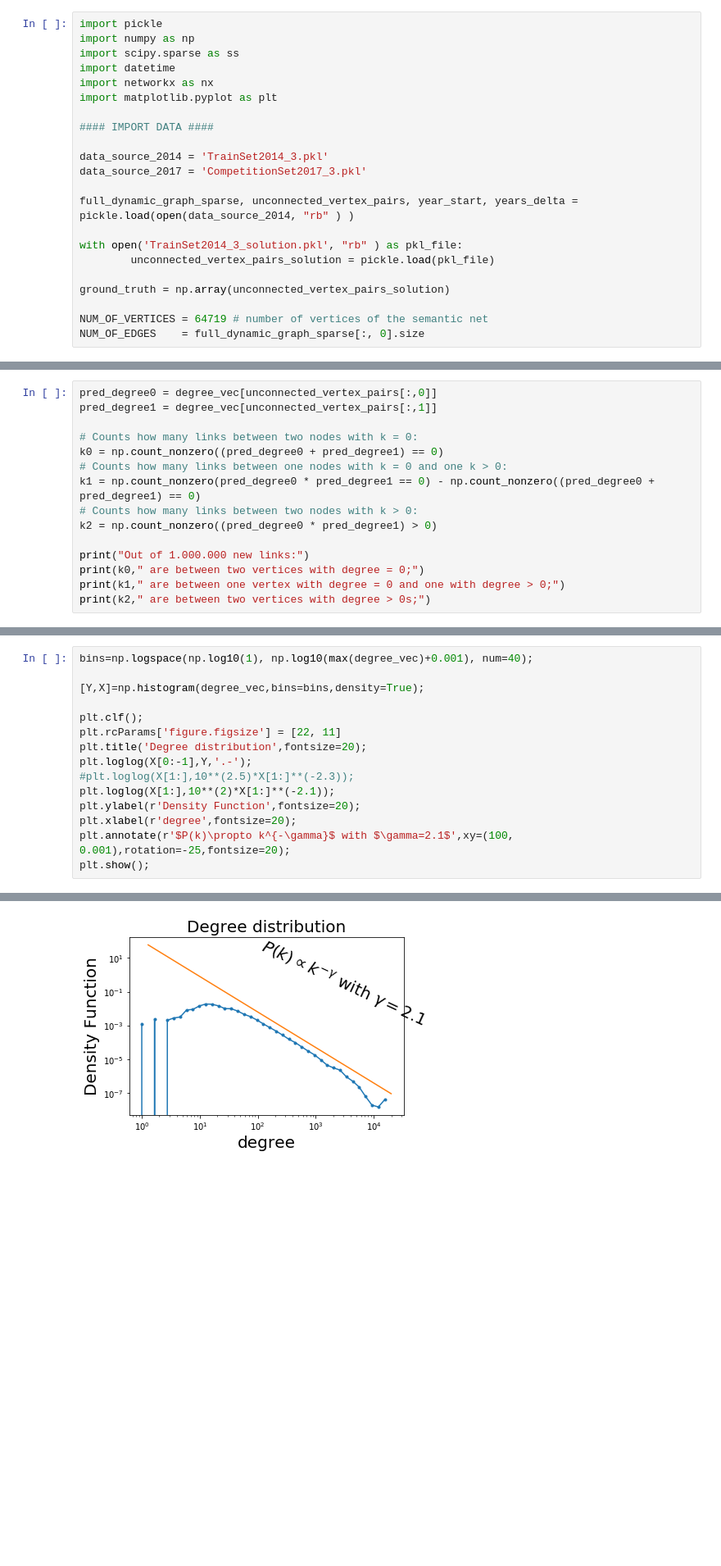
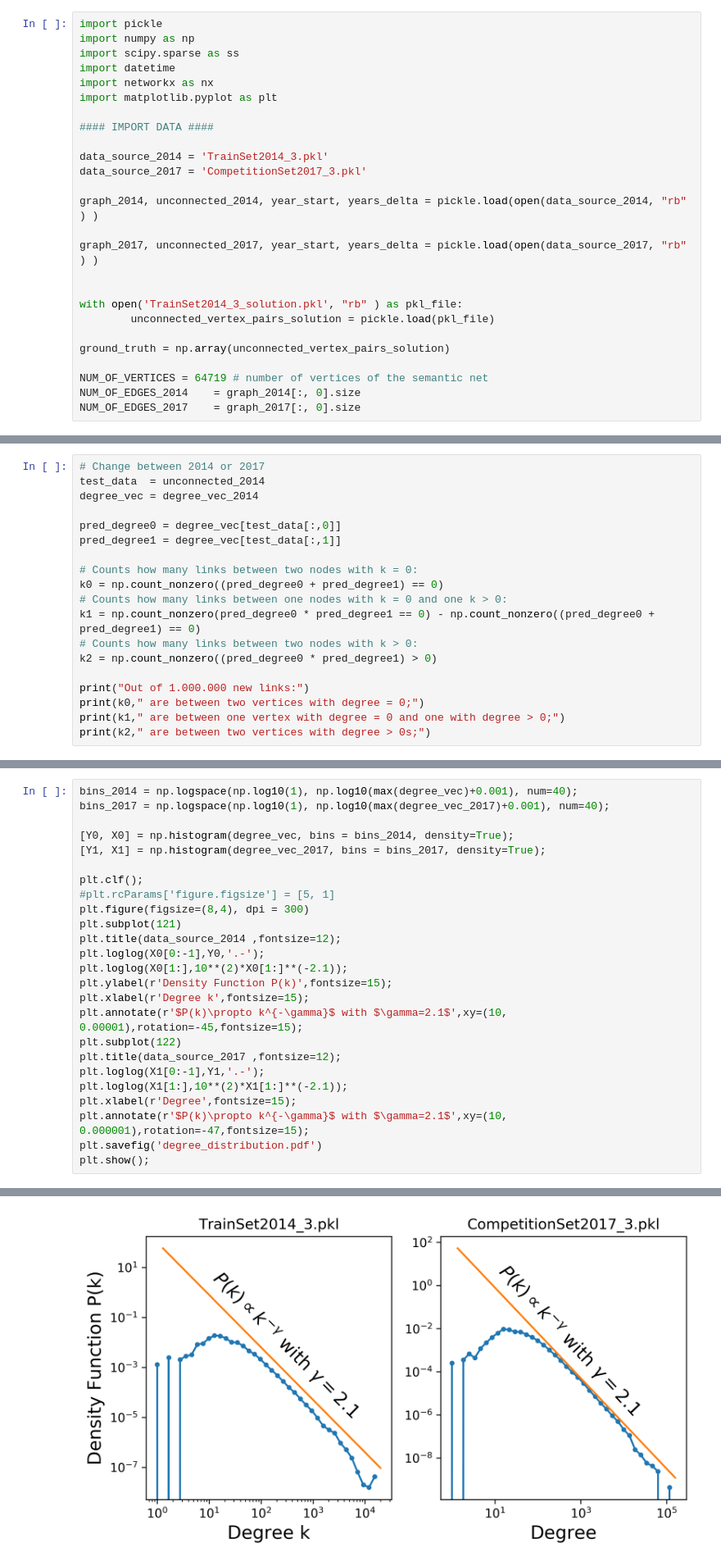
Before and after one commit to Buffoni/quantum-link-prediction, a Jupyter notebook: full_code.ipynb, the cells around one changed output, grey strips where cells are left out. Shown at 82% size. Cells and saved outputs as stored; diff of their text form; blank space fills up the shorter version.

```diff
--- a/full_code.ipynb
+++ b/full_code.ipynb
@@ -13,7 +13,10 @@ import matplotlib.pyplot as plt
 data_source_2014 = 'TrainSet2014_3.pkl'
 data_source_2017 = 'CompetitionSet2017_3.pkl'
 
-full_dynamic_graph_sparse, unconnected_vertex_pairs, year_start, years_delta = pickle.load(open(data_source_2014, "rb" ) )
+graph_2014, unconnected_2014, year_start, years_delta = pickle.load(open(data_source_2014, "rb" ) )
+
+graph_2017, unconnected_2017, year_start, years_delta = pickle.load(open(data_source_2017, "rb" ) )
+
 
 with open('TrainSet2014_3_solution.pkl', "rb" ) as pkl_file:
         unconnected_vertex_pairs_solution = pickle.load(pkl_file)
@@ -21,6 +24,7 @@ with open('TrainSet2014_3_solution.pkl', "rb" ) as pkl_file:
 ground_truth = np.array(unconnected_vertex_pairs_solution)
 
 NUM_OF_VERTICES = 64719 # number of vertices of the semantic net
-NUM_OF_EDGES    = full_dynamic_graph_sparse[:, 0].size
+NUM_OF_EDGES_2014    = graph_2014[:, 0].size
+NUM_OF_EDGES_2017    = graph_2017[:, 0].size
 # %% [markdown]
 # Building adjacency matrix with no time-weights
@@ -58,8 +67,12 @@ Found  27230  unconnected nodes.
 
 In this challenge we are tasked with ordering a list of 1 million pairs of nodes according to which pairs are most likely to appear. To get a better intuition on how to build our model, it is useful to do some preliminary analysis on the network data with the goal of finding principles underlying the data structure. We start by checking how each pair of nodes to be predicted is currently connected to the network.
 # %%
-pred_degree0 = degree_vec[unconnected_vertex_pairs[:,0]]
-pred_degree1 = degree_vec[unconnected_vertex_pairs[:,1]]
+# Change between 2014 or 2017
+test_data  = unconnected_2014
+degree_vec = degree_vec_2014
+
+pred_degree0 = degree_vec[test_data[:,0]]
+pred_degree1 = degree_vec[test_data[:,1]]
 
 # Counts how many links between two nodes with k = 0:
 k0 = np.count_nonzero((pred_degree0 + pred_degree1) == 0)
@@ -93,16 +106,26 @@ A scale free distribution can be explained from a preferential attachment proces
 # %%
-bins=np.logspace(np.log10(1), np.log10(max(degree_vec)+0.001), num=40);
+bins_2014 = np.logspace(np.log10(1), np.log10(max(degree_vec)+0.001), num=40);
+bins_2017 = np.logspace(np.log10(1), np.log10(max(degree_vec_2017)+0.001), num=40);
 
-[Y,X]=np.histogram(degree_vec,bins=bins,density=True);
+[Y0, X0] = np.histogram(degree_vec, bins = bins_2014, density=True);
+[Y1, X1] = np.histogram(degree_vec_2017, bins = bins_2017, density=True);
 
 plt.clf();
-plt.rcParams['figure.figsize'] = [22, 11]
-plt.title('Degree distribution',fontsize=20);
-plt.loglog(X[0:-1],Y,'.-');
-#plt.loglog(X[1:],10**(2.5)*X[1:]**(-2.3));
-plt.loglog(X[1:],10**(2)*X[1:]**(-2.1));
-plt.ylabel(r'Density Function',fontsize=20);
-plt.xlabel(r'degree',fontsize=20);
-plt.annotate(r'$P(k)\propto k^{-\gamma}$ with $\gamma=2.1$',xy=(100, 0.001),rotation=-25,fontsize=20);
+#plt.rcParams['figure.figsize'] = [5, 1]
+plt.figure(figsize=(8,4), dpi = 300)
+plt.subplot(121)
+plt.title(data_source_2014 ,fontsize=12);
+plt.loglog(X0[0:-1],Y0,'.-');
+plt.loglog(X0[1:],10**(2)*X0[1:]**(-2.1));
+plt.ylabel(r'Density Function P(k)',fontsize=15);
+plt.xlabel(r'Degree k',fontsize=15);
+plt.annotate(r'$P(k)\propto k^{-\gamma}$ with $\gamma=2.1$',xy=(10, 0.00001),rotation=-45,fontsize=15);
+plt.subplot(122)
+plt.title(data_source_2017 ,fontsize=12);
+plt.loglog(X1[0:-1],Y1,'.-');
+plt.loglog(X1[1:],10**(2)*X1[1:]**(-2.1));
+plt.xlabel(r'Degree',fontsize=15);
+plt.annotate(r'$P(k)\propto k^{-\gamma}$ with $\gamma=2.1$',xy=(10, 0.000001),rotation=-47,fontsize=15);
+plt.savefig('degree_distribution.pdf')
 plt.show();
 # %% [output]
@@ -109,4 +133,4 @@ plt.show();
-[figure, old version]
+[figure, new version]
 # %% [markdown]
 In this network we find a very low value of $\gamma$, close to 2. Thefore this network strongly favors new connections between nodes with high degress. This makes sense since in new science there is often a tendency to connect popular concepts.
 # %% [markdown]
```
Also changed, not shown: parts of 35 cells of this notebook.
